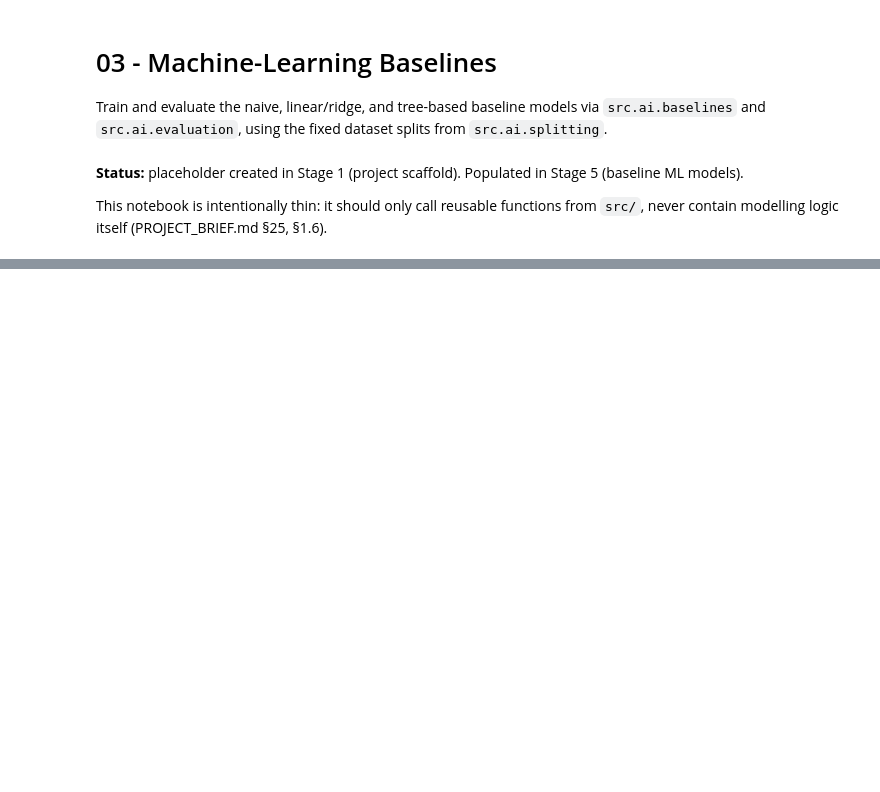
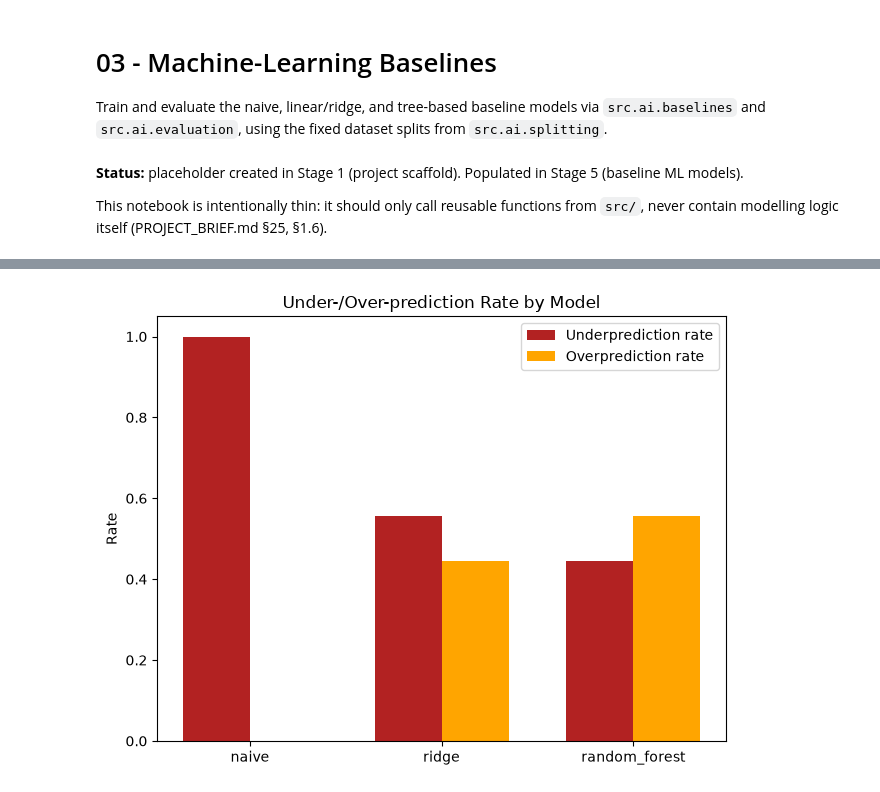
Before and after one commit to sulhos/Leonardo-Assignment, a Jupyter notebook: notebooks/03_ml_baselines.ipynb, the cells around one changed output, grey strips where cells are left out. Drawn from its saved outputs; the diff is of its cells as text; code cells hidden in the pictures; blank space fills up the shorter version.

```diff
--- a/notebooks/03_ml_baselines.ipynb
+++ b/notebooks/03_ml_baselines.ipynb
@@ -61,0 +243,5 @@ if str(PROJECT_ROOT) not in sys.path:
+# %%
+fig = plot_over_under_prediction_rates(operational_by_model)
+save_figure(fig, FIGURES_DIR / "23_over_under_prediction.png")
+# %% [output]
+[figure, added]
```
Also changed, not shown: parts of 19 cells of this notebook, 24 other files.
